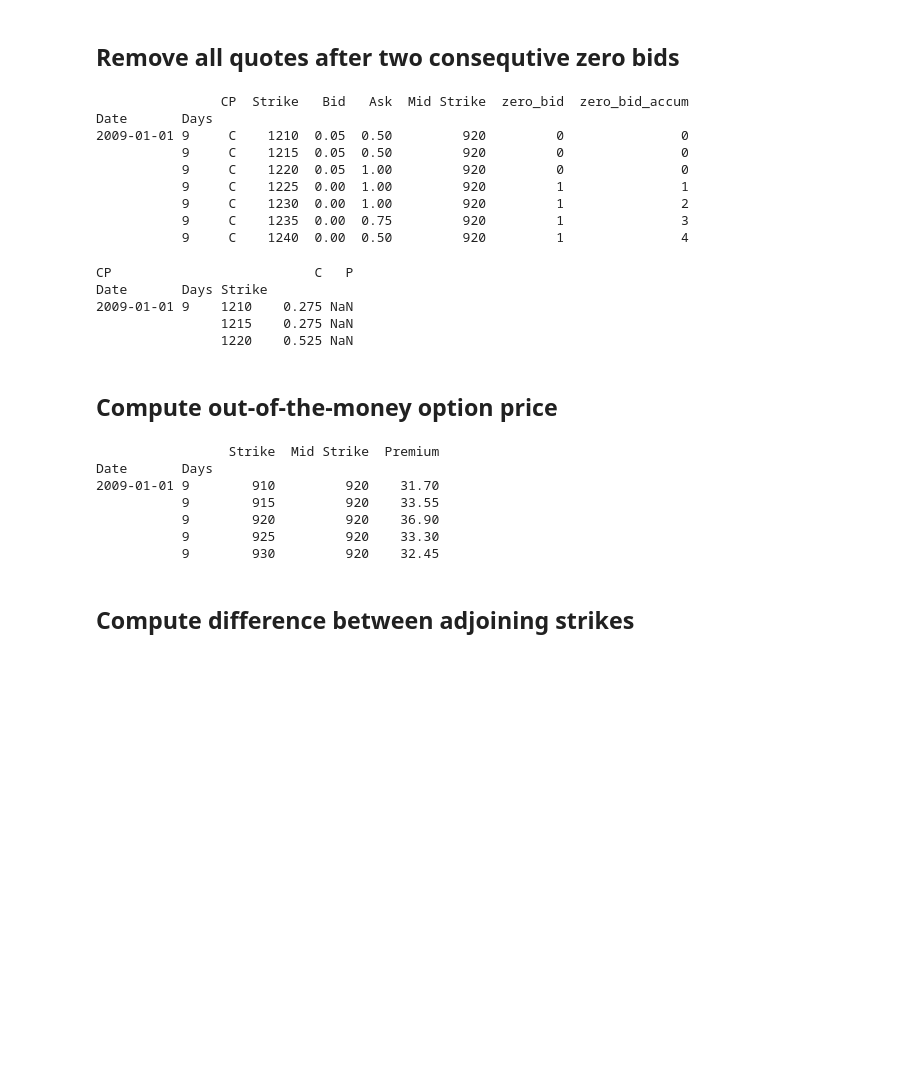
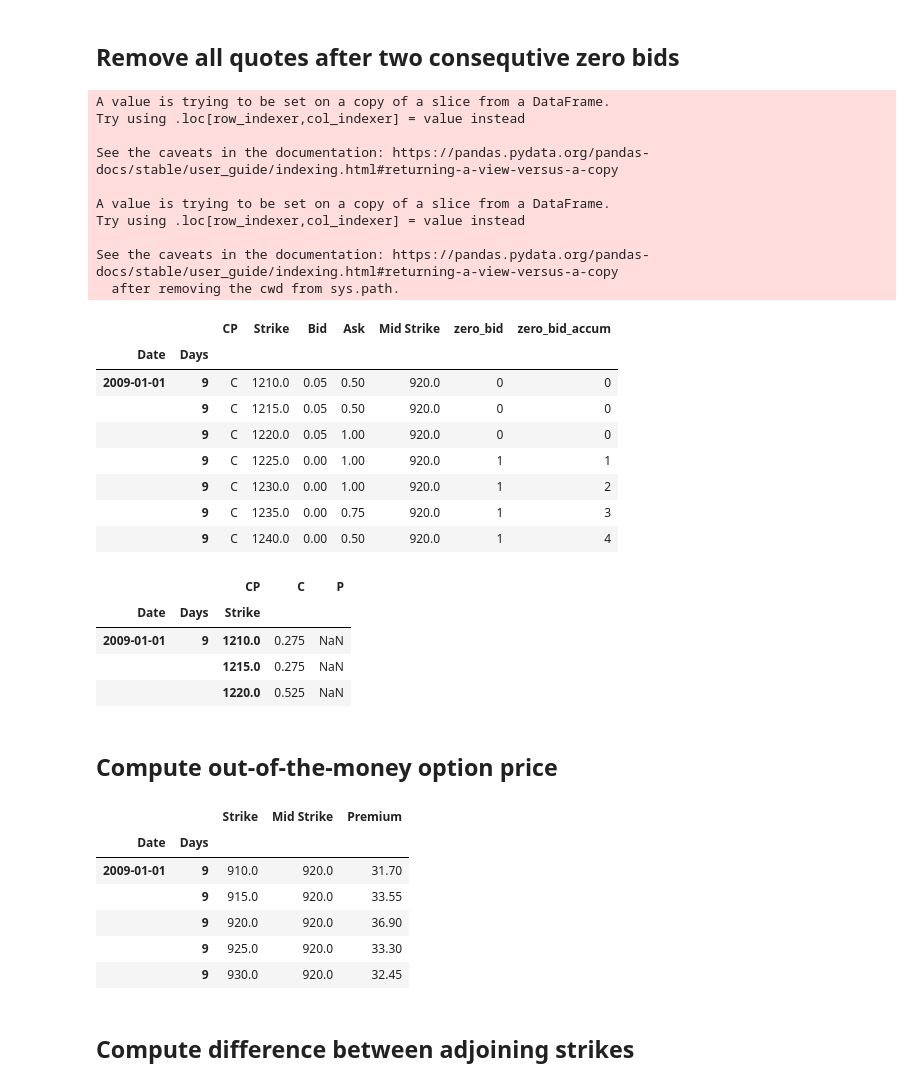
Before and after one commit to khrapovs/vix, a Jupyter notebook: notebooks/Replicate_VIXwite.ipynb, the cells around one changed output. Cells and saved outputs as stored; diff of their text form; code cells hidden in the pictures; blank space fills up the shorter version.

```diff
--- a/notebooks/Replicate_VIXwite.ipynb
+++ b/notebooks/Replicate_VIXwite.ipynb
@@ -229,27 +212,37 @@ Date       Days
 # %%
 # Indicator of zero bid
 calls['zero_bid'] = (calls['Bid'] == 0).astype(int)
 # Accumulate number of zero bids starting at-the-money
 calls['zero_bid_accum'] = calls.groupby(level = ['Date','Days'])['zero_bid'].cumsum()
 
 # Sort puts in reverse order inside date/term
-puts = puts.groupby(level = ['Date','Days']).sort_index(by = 'Strike', ascending = False)
+puts = puts.groupby(level = ['Date','Days']).apply(lambda x: x.sort_values(['Strike'], ascending = False))
 # Indicator of zero bid
 puts['zero_bid'] = (puts['Bid'] == 0).astype(int)
 # Accumulate number of zero bids starting at-the-money
 puts['zero_bid_accum'] = puts.groupby(level = ['Date','Days'])['zero_bid'].cumsum()
 
-print calls[(calls['Strike'] >= 1210) & (calls['Strike'] <= 1240)].ix[dt.date(2009,1,1),9]
+calls[(calls['Strike'] >= 1210) & (calls['Strike'] <= 1240)].loc[dt.date(2009,1,1),9]
 # %% [output]
-                CP  Strike   Bid   Ask  Mid Strike  zero_bid  zero_bid_accum
-Date       Days
-2009-01-01 9     C    1210  0.05  0.50         920         0               0
-           9     C    1215  0.05  0.50         920         0               0
-           9     C    1220  0.05  1.00         920         0               0
-           9     C    1225  0.00  1.00         920         1               1
-           9     C    1230  0.00  1.00         920         1               2
-           9     C    1235  0.00  0.75         920         1               3
-           9     C    1240  0.00  0.50         920         1               4
+A value is trying to be set on a copy of a slice from a DataFrame.
+Try using .loc[row_indexer,col_indexer] = value instead
+
+See the caveats in the documentation: https://pandas.pydata.org/pandas-docs/stable/user_guide/indexing.html#returning-a-view-versus-a-copy
+
+A value is trying to be set on a copy of a slice from a DataFrame.
+Try using .loc[row_indexer,col_indexer] = value instead
+
+See the caveats in the documentation: https://pandas.pydata.org/pandas-docs/stable/user_guide/indexing.html#returning-a-view-versus-a-copy
+  after removing the cwd from sys.path.
+|  |  | CP | Strike | Bid | Ask | Mid Strike | zero_bid | zero_bid_accum |
+| Date | Days |  |  |  |  |  |  |  |
+| 2009-01-01 | 9 | C | 1210.0 | 0.05 | 0.50 | 920.0 | 0 | 0 |
+|  | 9 | C | 1215.0 | 0.05 | 0.50 | 920.0 | 0 | 0 |
+|  | 9 | C | 1220.0 | 0.05 | 1.00 | 920.0 | 0 | 0 |
+|  | 9 | C | 1225.0 | 0.00 | 1.00 | 920.0 | 1 | 1 |
+|  | 9 | C | 1230.0 | 0.00 | 1.00 | 920.0 | 1 | 2 |
+|  | 9 | C | 1235.0 | 0.00 | 0.75 | 920.0 | 1 | 3 |
+|  | 9 | C | 1240.0 | 0.00 | 0.50 | 920.0 | 1 | 4 |
 # %%
 # Merge puts and cals
 options3 = ps.concat([calls, puts]).reset_index()
@@ -260,13 +253,13 @@ options3 = options3[(options3['zero_bid_accum'] < 2) & (options3['Bid'] > 0)]
 options3['Premium'] = (options3['Bid'] + options3['Ask']) / 2
 options3 = options3.set_index(['Date','Days','CP','Strike'])['Premium'].unstack('CP')
 
-print options3.ix[(dt.date(2009,1,1),9,1210):(dt.date(2009,1,1),9,)]
+options3.loc[(dt.date(2009,1,1),9,1210):(dt.date(2009,1,1),9,)]
 # %% [output]
-CP                          C   P
-Date       Days Strike
-2009-01-01 9    1210    0.275 NaN
-                1215    0.275 NaN
-                1220    0.525 NaN
+|  |  | CP | C | P |
+| Date | Days | Strike |  |  |
+| 2009-01-01 | 9 | 1210.0 | 0.275 | NaN |
+|  |  | 1215.0 | 0.275 | NaN |
+|  |  | 1220.0 | 0.525 | NaN |
 # %% [markdown]
 ## Compute out-of-the-money option price
 # %%
@@ -280,20 +273,20 @@ condition2 = df['Strike'] > df['Mid Strike']
 # At-the-money we have two quotes, so take the average
 df['Premium'] = (df['P'] + df['C']) / 2
 # Remove in-the-money options
-df['Premium'].ix[condition1] = df['P'].ix[condition1]
-df['Premium'].ix[condition2] = df['C'].ix[condition2]
+df['Premium'].loc[condition1] = df['P'].loc[condition1]
+df['Premium'].loc[condition2] = df['C'].loc[condition2]
 
 options4 = df[['Strike','Mid Strike','Premium']].copy()
 
-print options4[(options4['Strike'] >= 910) & (options4['Strike'] <= 930)].ix[dt.date(2009,1,1),9]
+options4[(options4['Strike'] >= 910) & (options4['Strike'] <= 930)].loc[dt.date(2009,1,1),9]
 # %% [output]
-                 Strike  Mid Strike  Premium
-Date       Days
-2009-01-01 9        910         920    31.70
-           9        915         920    33.55
-           9        920         920    36.90
-           9        925         920    33.30
-           9        930         920    32.45
+|  |  | Strike | Mid Strike | Premium |
+| Date | Days |  |  |  |
+| 2009-01-01 | 9 | 910.0 | 920.0 | 31.70 |
+|  | 9 | 915.0 | 920.0 | 33.55 |
+|  | 9 | 920.0 | 920.0 | 36.90 |
+|  | 9 | 925.0 | 920.0 | 33.30 |
+|  | 9 | 930.0 | 920.0 | 32.45 |
 # %% [markdown]
 ## Compute difference between adjoining strikes
 # %% [markdown]
```
Also changed, not shown: parts of 13 cells of this notebook.
